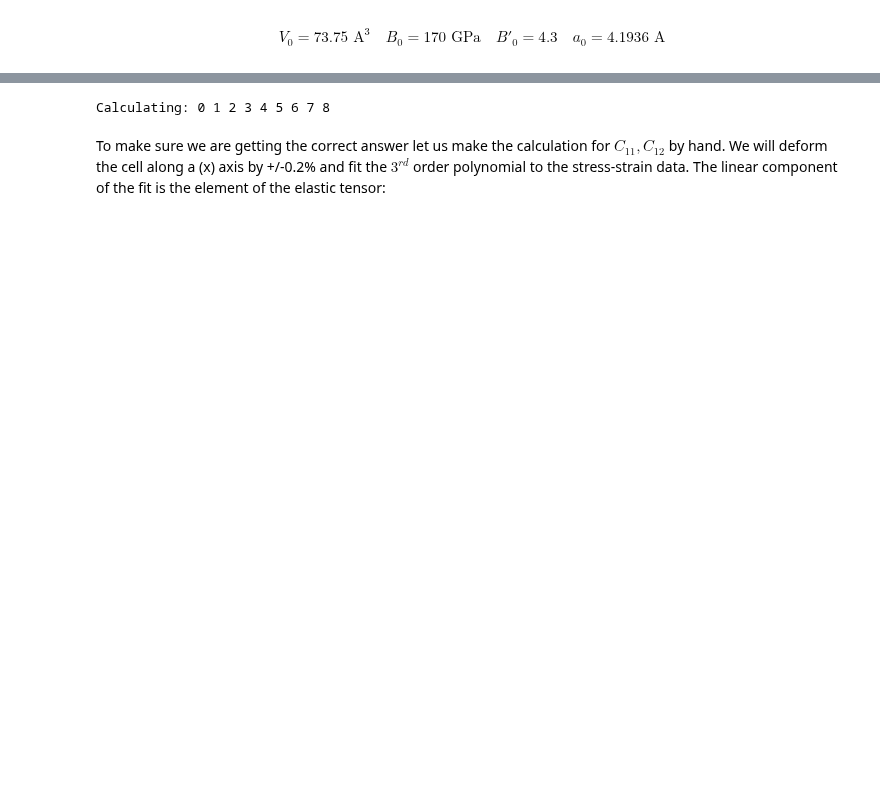
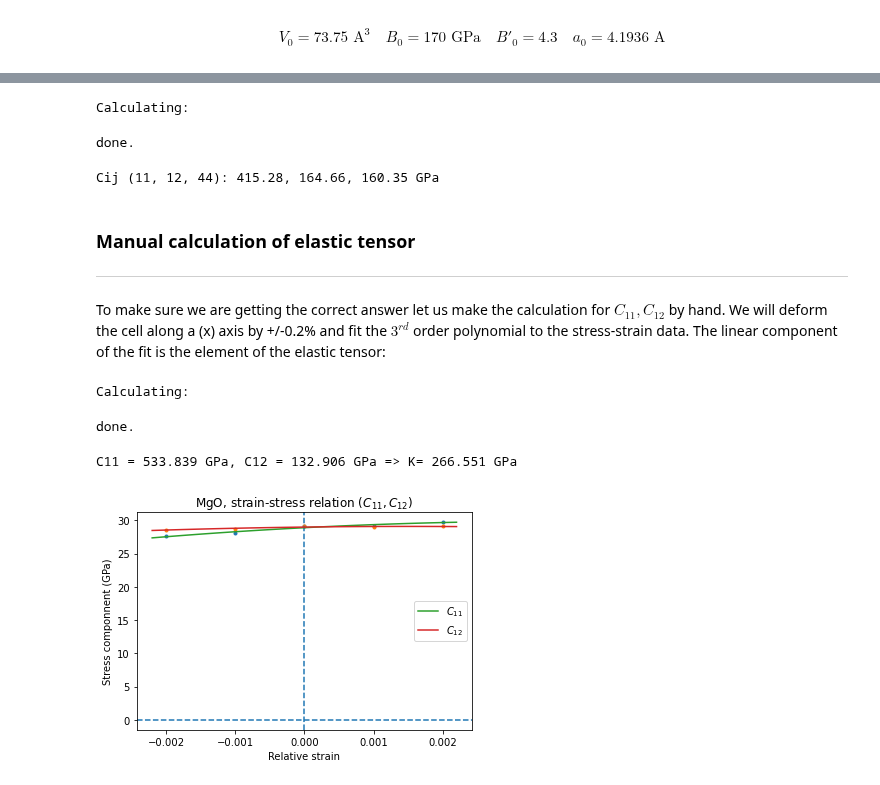
Before and after one commit to jochym/abinitio-methods, a Jupyter notebook: 07_Elastic_Properties.ipynb, the cells around one changed output, grey strips where cells are left out. Saved outputs shown, nothing was run; the diff lists cells and outputs as text; code cells hidden in the pictures; blank space fills up the shorter version.

```diff
--- a/07_Elastic_Properties.ipynb
+++ b/07_Elastic_Properties.ipynb
@@ -247,22 +258,90 @@ cij_deform = get_elementary_deformations(cryst, n=5, d=0.33)
 print('Calculating: ', end='')
 for n, s in enumerate(tqdm(cij_deform)):
     s.set_calculator(create_calculator(f'MgO_cij_{n}'))
-    print(n, end=' ')
     s.get_stress()
 
 print('done.')
-
-# Elastic tensor by internal routine
-Cij, Bij = get_elastic_tensor(cryst, systems=cij_deform)
-print("Cij (GPa):", Cij/units.GPa)
 # %% [output]
-Calculating: 0 1 2 3 4 5 6 7 8
+Calculating:
+done.
+# %%
+# Elastic tensor by internal routine
+Cij, Bij = get_elastic_tensor(cryst, systems=cij_deform)
+print("Cij (11, 12, 44): %.2f, %.2f, %.2f GPa" % tuple(Cij/un.GPa))
+# %% [output]
+Cij (11, 12, 44): 415.28, 164.66, 160.35 GPa
 # %% [markdown]
+### Manual calculation of elastic tensor
+
+---
+
 To make sure we are getting the correct answer let us make the
 calculation for $C_{11}, C_{12}$ by hand. We will deform the cell along
 a (x) axis by +/-0.2% and fit the $3^{rd}$ order polynomial to the
 stress-strain data. The linear component of the fit is the element of
 the elastic tensor:
+# %%
+from elastic.elastic import get_cart_deformed_cell
+
+# Create deformation points on the a axis
+cij_sys = [get_cart_deformed_cell(cryst, axis=0, size=d)
+               for d in numpy.linspace(-0.2,0.2,5)]
+
+# Calculate the systems and collect the stress tensor for each system
+print('Calculating: ', end='')
+for n, s in enumerate(tqdm(cij_sys)):
+    s.set_calculator(create_calculator(f'MgO_cij_man_{n}'))
+    s.get_stress()
+print('done.')
+# %% [output]
+Calculating:
+done.
+# %%
+ss=[[get_strain(s, cryst), s.get_stress()] for s in cij_sys]
+
+
+ss=numpy.array(ss)
+lo=min(ss[:,0,0])
+hi=max(ss[:,0,0])
+mi=(lo+hi)/2
+wi=(hi-lo)/2
+xa=numpy.linspace(mi-1.1*wi,mi+1.1*wi, 50)
+
+# Make a plot
+plt.plot(ss[:,0,0],ss[:,1,0]/un.GPa,'.')
+plt.plot(ss[:,0,0],ss[:,1,1]/un.GPa,'.')
+
+plt.axvline(0,ls='--')
+plt.axhline(0,ls='--')
+
+# Now fit the polynomials to the data to get elastic constants
+# C11 component
+f=numpy.polyfit(ss[:,0,0],ss[:,1,0],3)
+c11=f[-2]/un.GPa
+
+# Plot the fitted function
+plt.plot(xa,numpy.polyval(f,xa)/un.GPa,'-', label='$C_{11}$')
+
+# C12 component
+f=numpy.polyfit(ss[:,0,0],ss[:,1,1],3)
+c12=f[-2]/un.GPa
+
+# Plot the fitted function
+plt.plot(xa,numpy.polyval(f,xa)/un.GPa,'-', label='$C_{12}$')
+plt.xlabel('Relative strain')
+plt.ylabel('Stress componnent (GPa)')
+plt.title('MgO, strain-stress relation ($C_{11}, C_{12}$)')
+plt.legend(loc='best')
+
+# Here are the results. They should agree with the results
+# of the internal routine.
+print('C11 = %.3f GPa, C12 = %.3f GPa => K= %.3f GPa' % (
+        c11, c12, (c11+2*c12)/3))
+
+plt.show()
+# %% [output]
+C11 = 533.839 GPa, C12 = 132.906 GPa => K= 266.551 GPa
+[figure, added]
 # %% [markdown]
 If you set up everything correctly you should obtain fitted parameters
 printed out in the output close to:
```
Also changed, not shown: parts of 9 cells of this notebook.
